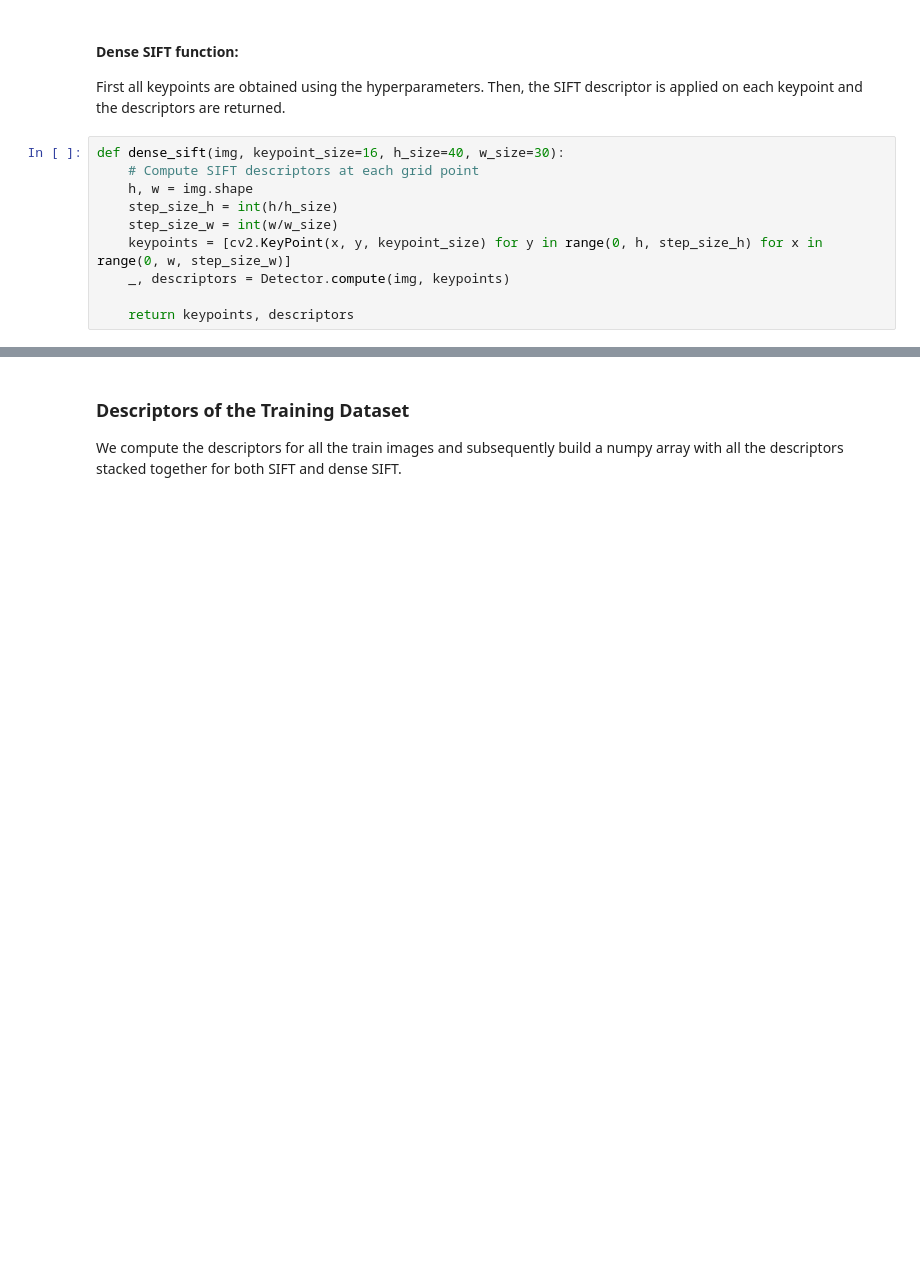
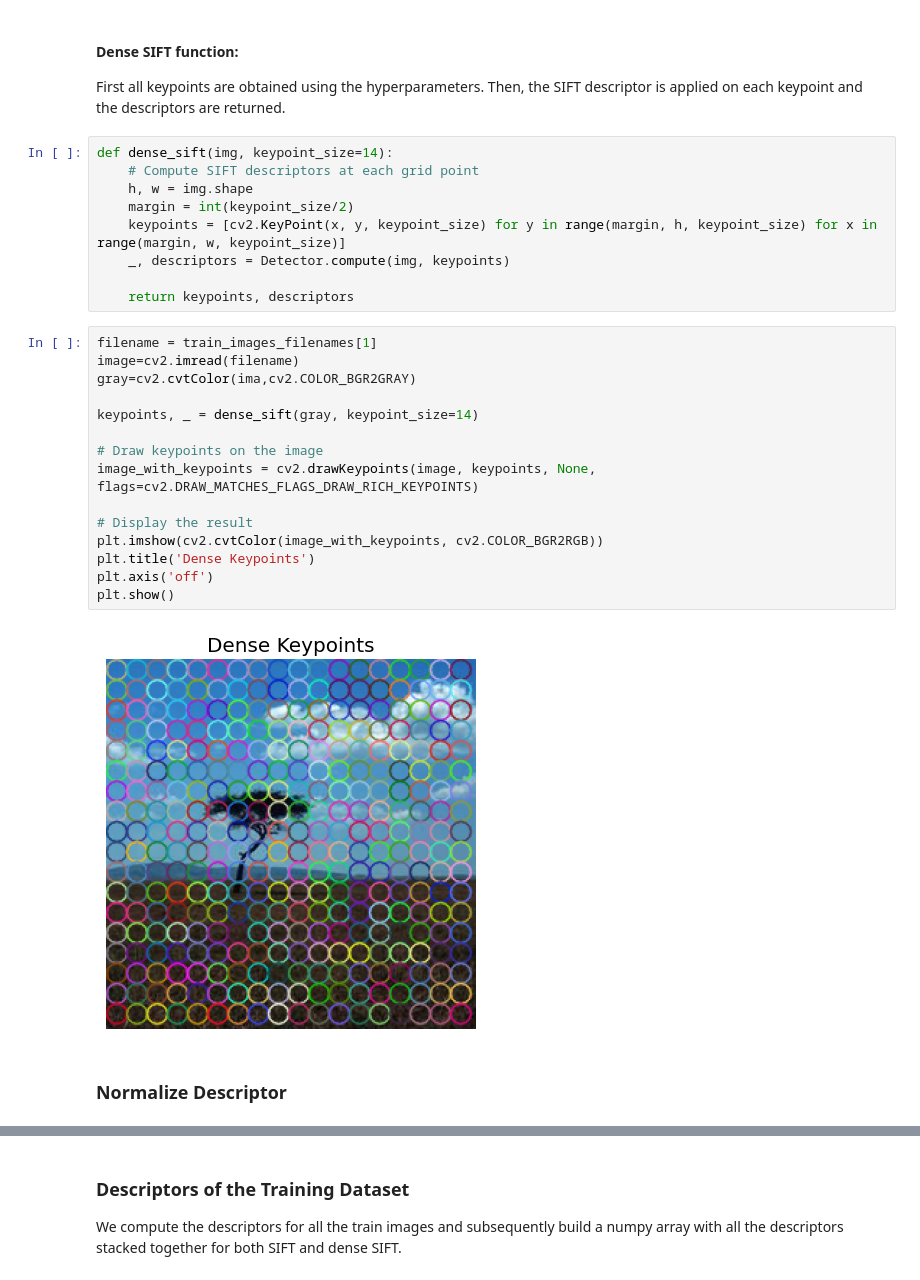
Before and after one commit to MCV-C3/project23-24-01, a Jupyter notebook: Task1/BagofVisualWords.ipynb, the cells around one changed output, grey strips where cells are left out. Saved outputs shown, nothing was run; the diff lists cells and outputs as text; blank space fills up the shorter version.

```diff
--- a/Task1/BagofVisualWords.ipynb
+++ b/Task1/BagofVisualWords.ipynb
@@ -88,12 +81,30 @@ array([[<Axes: ylabel='h_size'>, <Axes: >, <Axes: >],
 #### Dense SIFT function:
 First all keypoints are obtained using the hyperparameters. Then, the SIFT descriptor is applied on each keypoint and the descriptors are returned.
 # %%
-def dense_sift(img, keypoint_size=16, h_size=40, w_size=30):
+def dense_sift(img, keypoint_size=14):
     # Compute SIFT descriptors at each grid point
     h, w = img.shape
-    step_size_h = int(h/h_size)
-    step_size_w = int(w/w_size)
-    keypoints = [cv2.KeyPoint(x, y, keypoint_size) for y in range(0, h, step_size_h) for x in range(0, w, step_size_w)]
+    margin = int(keypoint_size/2)
+    keypoints = [cv2.KeyPoint(x, y, keypoint_size) for y in range(margin, h, keypoint_size) for x in range(margin, w, keypoint_size)]
     _, descriptors = Detector.compute(img, keypoints)
 
     return keypoints, descriptors
+# %%
+filename = train_images_filenames[1]
+image=cv2.imread(filename)
+gray=cv2.cvtColor(ima,cv2.COLOR_BGR2GRAY)
+
+keypoints, _ = dense_sift(gray, keypoint_size=14)
+
+# Draw keypoints on the image
+image_with_keypoints = cv2.drawKeypoints(image, keypoints, None, flags=cv2.DRAW_MATCHES_FLAGS_DRAW_RICH_KEYPOINTS)
+
+# Display the result
+plt.imshow(cv2.cvtColor(image_with_keypoints, cv2.COLOR_BGR2RGB))
+plt.title('Dense Keypoints')
+plt.axis('off')
+plt.show()
+# %% [output]
+[figure, added]
+# %% [markdown]
+### Normalize Descriptor
```
Also changed, not shown: parts of 20 cells of this notebook, 1 other file.
